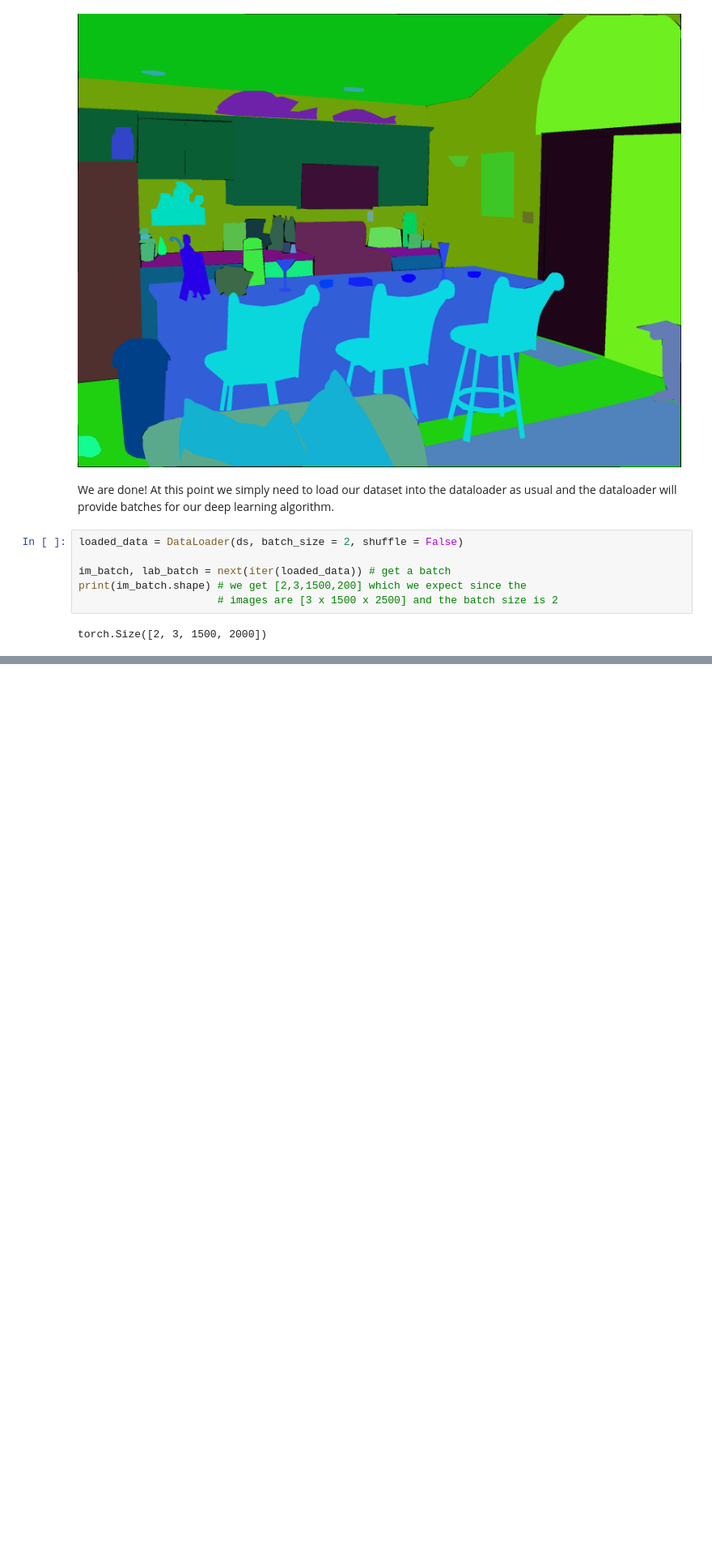
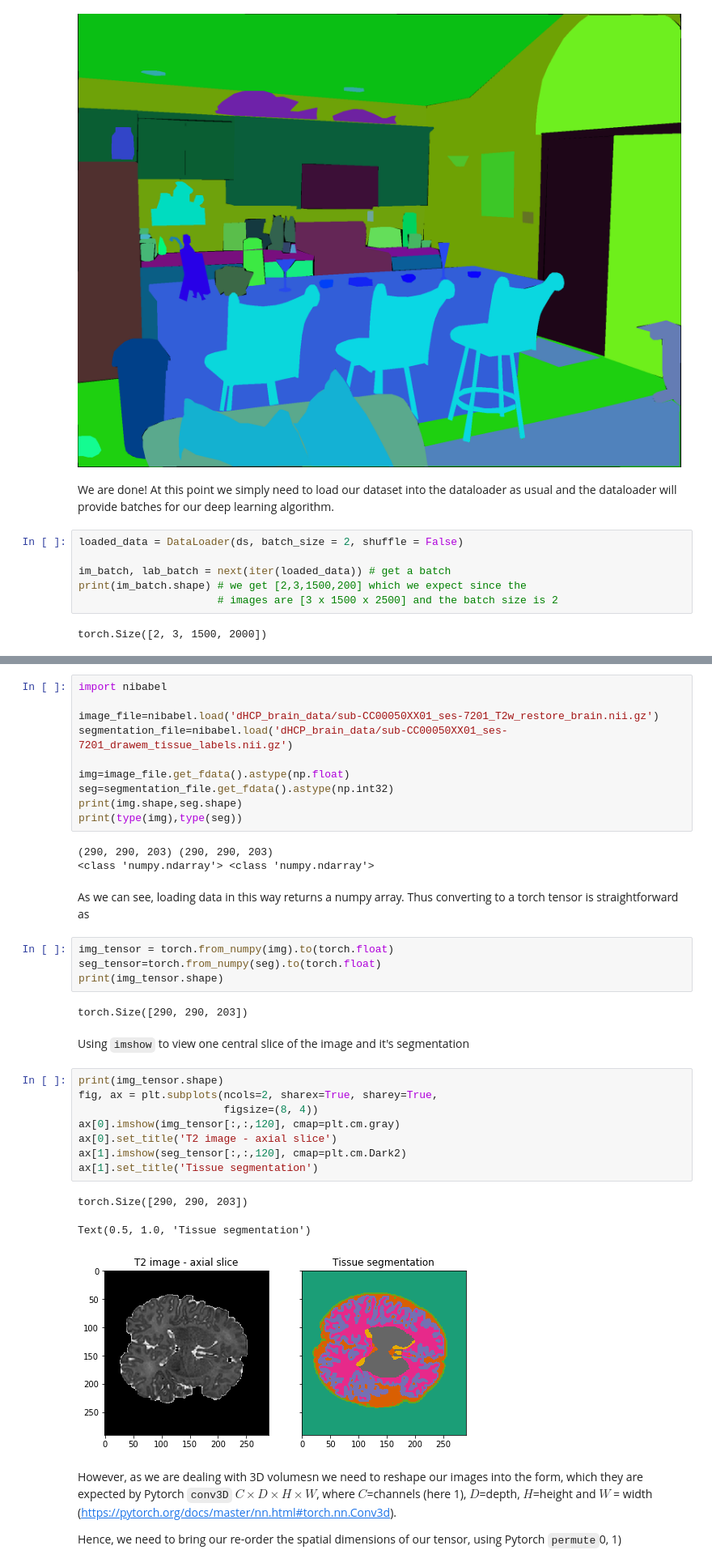
Before and after one commit to CherBass/pytorch_tutorials, a Jupyter notebook: PyTorch_Foundations.ipynb, the cells around one changed output, grey strips where cells are left out. Shown at 81% size. Cells and saved outputs as stored; diff of their text form; blank space fills up the shorter version.

Commit message:
extended the section on data loading moved MNIST MLP to second notebook

```diff
--- a/PyTorch_Foundations.ipynb
+++ b/PyTorch_Foundations.ipynb
@@ -812,0 +646,39 @@ Done! We've trained an MLP! Is this a good network? For reference, a test accura
+# %%
+import nibabel
+
+image_file=nibabel.load('dHCP_brain_data/sub-CC00050XX01_ses-7201_T2w_restore_brain.nii.gz')
+segmentation_file=nibabel.load('dHCP_brain_data/sub-CC00050XX01_ses-7201_drawem_tissue_labels.nii.gz')
+
+img=image_file.get_fdata().astype(np.float)
+seg=segmentation_file.get_fdata().astype(np.int32)
+print(img.shape,seg.shape)
+print(type(img),type(seg))
+# %% [output]
+(290, 290, 203) (290, 290, 203)
+<class 'numpy.ndarray'> <class 'numpy.ndarray'>
+# %% [markdown]
+As we can see, loading data in this way returns a numpy array. Thus converting to a torch tensor is straightforward as
+# %%
+img_tensor = torch.from_numpy(img).to(torch.float)
+seg_tensor=torch.from_numpy(seg).to(torch.float)
+print(img_tensor.shape)
+# %% [output]
+torch.Size([290, 290, 203])
+# %% [markdown]
+Using `imshow` to view one central slice of the image and it's segmentation
+# %%
+print(img_tensor.shape)
+fig, ax = plt.subplots(ncols=2, sharex=True, sharey=True,
+                       figsize=(8, 4))
+ax[0].imshow(img_tensor[:,:,120], cmap=plt.cm.gray)
+ax[0].set_title('T2 image - axial slice')
+ax[1].imshow(seg_tensor[:,:,120], cmap=plt.cm.Dark2)
+ax[1].set_title('Tissue segmentation')
+# %% [output]
+torch.Size([290, 290, 203])
+Text(0.5, 1.0, 'Tissue segmentation')
+[figure, added]
+# %% [markdown]
+However, as we are dealing with 3D volumesn we need to reshape our images into the form, which they are expected by Pytorch `conv3D` $C\times D \times H \times W $, where $C$=channels (here 1), $D$=depth, $H$=height and $W$ = width (https://pytorch.org/docs/master/nn.html#torch.nn.Conv3d).
+
+Hence, we need to bring our re-order the spatial dimensions of our tensor, using Pytorch `permute`0, 1)
```
Also changed, not shown: parts of 58 cells of this notebook.
